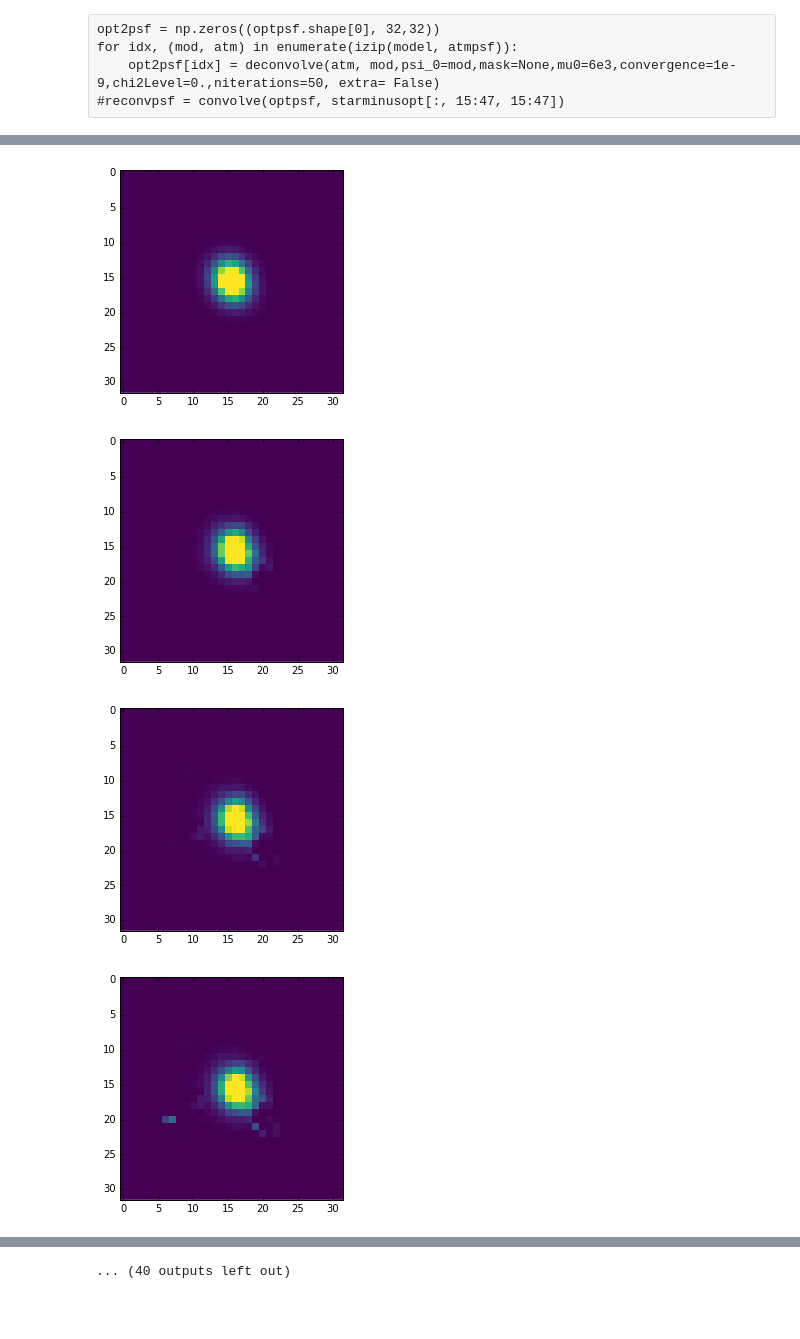
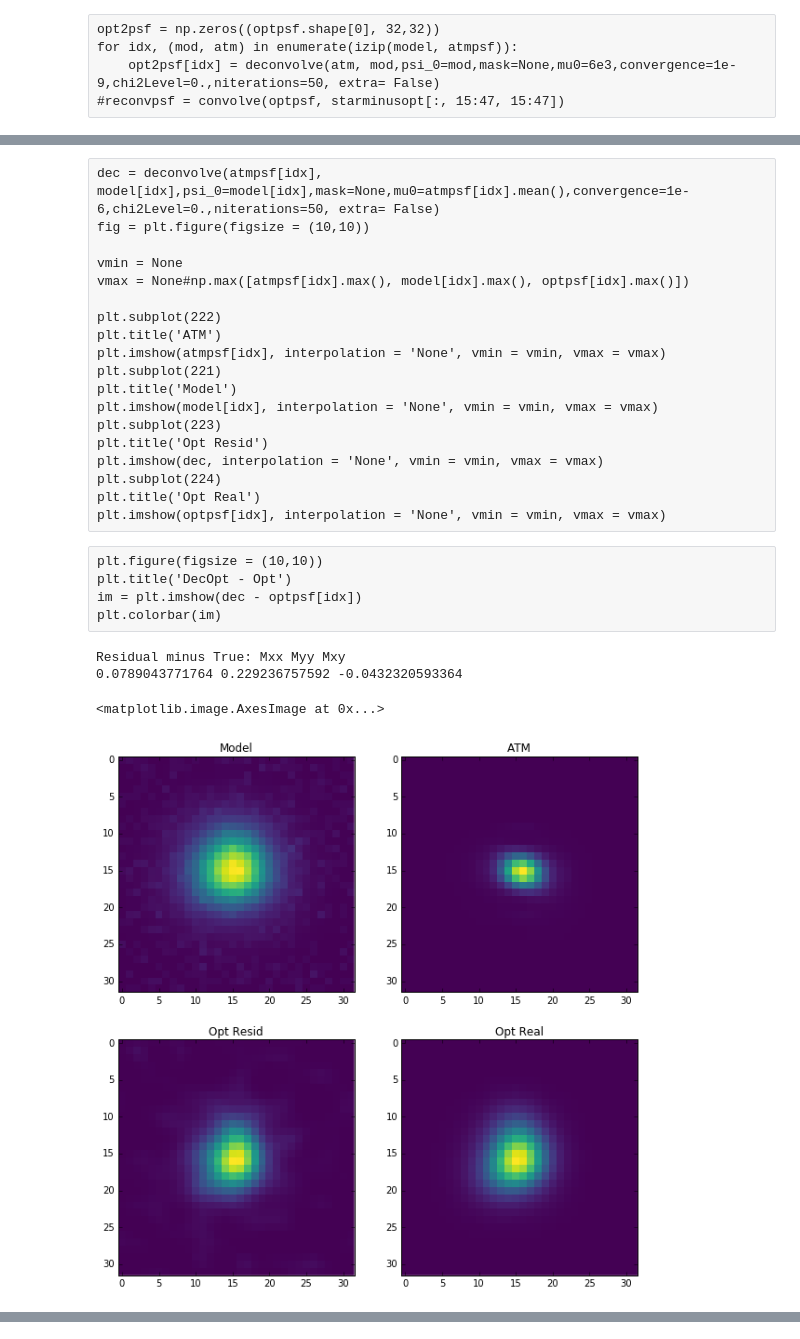
Before and after one commit to aaronroodman/DeconvolvePSF, a Jupyter notebook: Deconvolve Test.ipynb, the cells around one changed output, grey strips where cells are left out. Saved outputs shown, nothing was run; the diff lists cells and outputs as text; code cells hidden in the pictures; blank space fills up the shorter version.

```diff
--- a/Deconvolve Test.ipynb
+++ b/Deconvolve Test.ipynb
@@ -36,8 +37,8 @@ expids = sorted(expids)
 bad_expid_idxs = [2,5, 6]
 #14
 #5
-expid = expids[5]
-#expid = 179966
+#expid = expids[5]
+expid = 149440
 print(expid)
 
 #out_base = '/nfs/slac/g/ki/ki18/des/cpd/DeconvOutput/'
@@ -215,25 +253,74 @@ for idx, (mod, atm) in enumerate(izip(model, atmpsf)):
+# %% [raw]
+dec = deconvolve(atmpsf[idx], model[idx],psi_0=model[idx],mask=None,mu0=atmpsf[idx].mean(),convergence=1e-6,chi2Level=0.,niterations=50, extra= False)
+fig = plt.figure(figsize = (10,10))
+
+vmin = None
+vmax = None#np.max([atmpsf[idx].max(), model[idx].max(), optpsf[idx].max()])
+
+plt.subplot(222)
+plt.title('ATM')
+plt.imshow(atmpsf[idx], interpolation = 'None', vmin = vmin, vmax = vmax)
+plt.subplot(221)
+plt.title('Model')
+plt.imshow(model[idx], interpolation = 'None', vmin = vmin, vmax = vmax)
+plt.subplot(223)
+plt.title('Opt Resid')
+plt.imshow(dec, interpolation = 'None', vmin = vmin, vmax = vmax)
+plt.subplot(224)
+plt.title('Opt Real')
+plt.imshow(optpsf[idx], interpolation = 'None', vmin = vmin, vmax = vmax)
+# %% [raw]
+plt.figure(figsize = (10,10))
+plt.title('DecOpt - Opt')
+im = plt.imshow(dec - optpsf[idx])
+plt.colorbar(im)
+# %%
+#addding poisson noise
+idx = 0
+from numpy.random import poisson
+flux = 5000
+back = 0.0001*flux
+noise = poisson(lam = back, size = model[idx].shape)
+model_noisy = flux*model[idx] + noise
+mnt = model_noisy.sum()
+model_noisy = model_noisy/(model_noisy.sum())
+background = model_noisy[model_noisy< model_noisy.mean()+model_noisy.std()]
 # %%
-idx = 0
-dec = deconvolve(atmpsf[idx], model[idx],psi_0=None,mask=None,mu0=0,convergence=1e-2,chi2Level=0.,niterations=50, extra= False)
+dec = deconvolve(atmpsf[idx], model_noisy,psi_0= np.ones(model_noisy.shape),mask=None,mu0=back/mnt,convergence=1e-3,chi2Level=0.,niterations=50, extra= False)
+
+evaluator = Moment_Evaluator()
+
+# try a better starting guess - based on our knowledge of the PSF
+resid_moments = evaluator(dec)
+true_moments = evaluator(optpsf[idx])
+
+#TODO what to do if makeGaussian throws an error?
+# subtract 2nd order moments in quadrature, use an object with the difference
+Mxx_diff = resid_moments['Mxx'][0] - true_moments['Mxx'][0]
+Myy_diff = resid_moments['Myy'][0] - true_moments['Myy'][0]
+Mxy_diff = resid_moments['Mxy'][0] - true_moments['Mxy'][0]
+print 'Residual minus True: Mxx Myy Mxy'
+print Mxx_diff, Myy_diff, Mxy_diff
+
 fig = plt.figure(figsize = (10,10))
 
 vmin = None
 vmax = None#np.max([atmpsf[idx].max(), model[idx].max(), optpsf[idx].max()])
 
 plt.subplot(222)
 plt.title('ATM')
 plt.imshow(atmpsf[idx], interpolation = 'None', vmin = vmin, vmax = vmax)
 plt.subplot(221)
 plt.title('Model')
-plt.imshow(model[idx], interpolation = 'None', vmin = vmin, vmax = vmax)
+plt.imshow(model_noisy, interpolation = 'None', vmin = vmin, vmax = vmax)
 plt.subplot(223)
 plt.title('Opt Resid')
 plt.imshow(dec, interpolation = 'None', vmin = vmin, vmax = vmax)
 plt.subplot(224)
 plt.title('Opt Real')
 plt.imshow(optpsf[idx], interpolation = 'None', vmin = vmin, vmax = vmax)
 # %% [output]
+Residual minus True: Mxx Myy Mxy
+0.0789043771764 0.229236757592 -0.0432320593364
+<matplotlib.image.AxesImage at 0x...>
-[figure, old version]
+[figure, new version]
-[figure, removed]
-[figure, removed]
-[figure, removed]
@@ -248 +326,0 @@ plt.imshow(optpsf[idx], interpolation = 'None', vmin = vmin, vmax = vmax)
-... (40 outputs left out)
```
Also changed, not shown: parts of 17 cells of this notebook, 2 other files.
